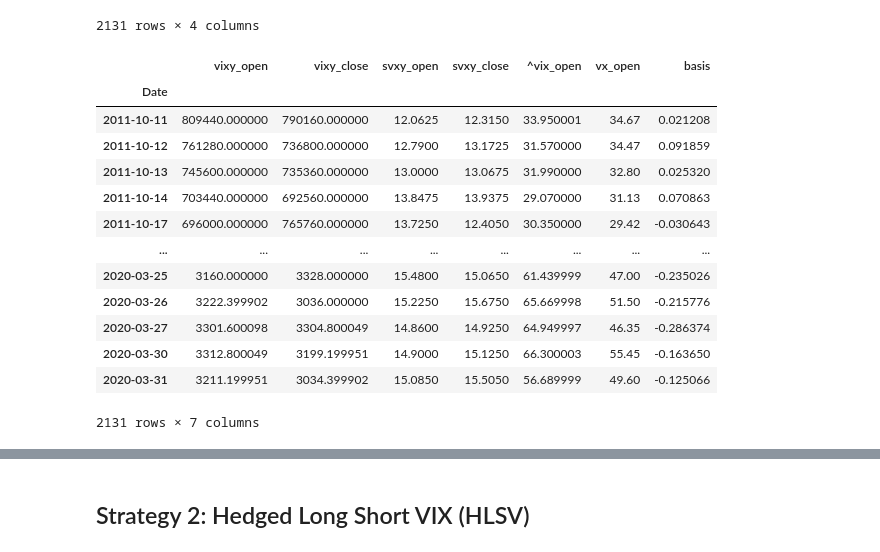
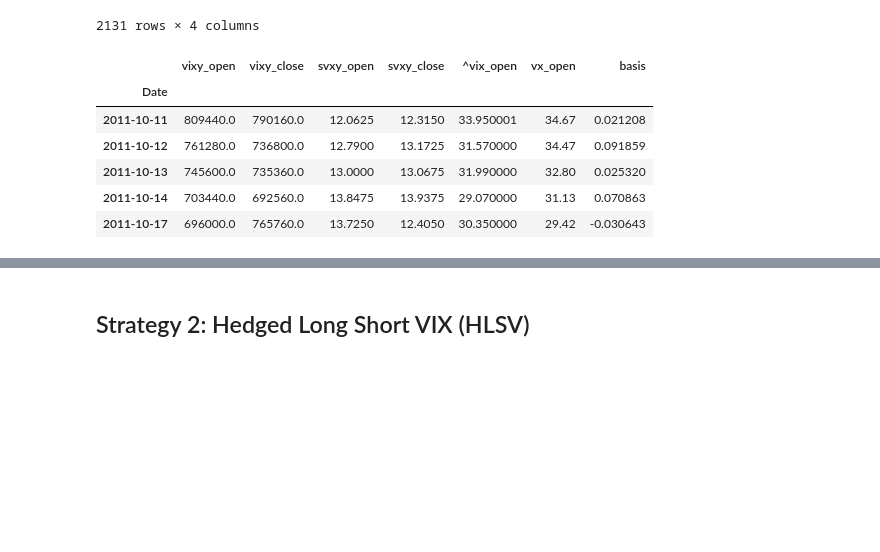
Before and after one commit to peterchettiar/trading-volatility, a Jupyter notebook: trading_vol_strat_research.ipynb, the cells around one changed output, grey strips where cells are left out. Cells and saved outputs as stored; diff of their text form; code cells hidden in the pictures; blank space fills up the shorter version.

```diff
--- a/trading_vol_strat_research.ipynb
+++ b/trading_vol_strat_research.ipynb
@@ -24,15 +24,15 @@ warnings.filterwarnings('ignore')
 # %% [markdown]
 ### 1. Data loading and preprocessing
 # %%
-# Tickers to be used in research
-vol_tickers = ['VIXY', 'SVXY']
-vol_indices = ['^VIX']
+# Tickers to be used in the lsv strategy
+lsv_tickers = ['VIXY', 'SVXY']
+lsv_indices = ['^VIX']
 # %%
-vol_trader = TradingVolatility(volatility_assets=vol_tickers,
-                               volatility_indices=vol_indices)
+lsv_trader = TradingVolatility(volatility_assets=lsv_tickers,
+                               volatility_indices=lsv_indices)
 
 # Historical data for 1-month VIX futures cannot be retreived using Yahoo Finanace API, hence manual upload
-vol_trader.get_data(start_date="2011-10-11",
+lsv_trader.get_data(start_date="2011-10-11",
                     end_date="2020-04-01",
                     col_rename='vx_open',
                     manual_loading="S&P 500 VIX Futures Historical Data.csv")
@@ -113,20 +113,13 @@ vol_trader._TradingVolatility__lsv_signals(long_vix_asset="VIXY",
 2131 rows × 4 columns
 # %%
 # Check to see if the basis column was added  to `data` after generating our signals
-vol_trader.data
+lsv_trader.data.head()
 # %% [output]
 |  | vixy_open | vixy_close | svxy_open | svxy_close | ^vix_open | vx_open | basis |
 | Date |  |  |  |  |  |  |  |
-| 2011-10-11 | 809440.000000 | 790160.000000 | 12.0625 | 12.3150 | 33.950001 | 34.67 | 0.021208 |
-| 2011-10-12 | 761280.000000 | 736800.000000 | 12.7900 | 13.1725 | 31.570000 | 34.47 | 0.091859 |
-| 2011-10-13 | 745600.000000 | 735360.000000 | 13.0000 | 13.0675 | 31.990000 | 32.80 | 0.025320 |
-| 2011-10-14 | 703440.000000 | 692560.000000 | 13.8475 | 13.9375 | 29.070000 | 31.13 | 0.070863 |
-| 2011-10-17 | 696000.000000 | 765760.000000 | 13.7250 | 12.4050 | 30.350000 | 29.42 | -0.030643 |
-| ... | ... | ... | ... | ... | ... | ... | ... |
-| 2020-03-25 | 3160.000000 | 3328.000000 | 15.4800 | 15.0650 | 61.439999 | 47.00 | -0.235026 |
-| 2020-03-26 | 3222.399902 | 3036.000000 | 15.2250 | 15.6750 | 65.669998 | 51.50 | -0.215776 |
-| 2020-03-27 | 3301.600098 | 3304.800049 | 14.8600 | 14.9250 | 64.949997 | 46.35 | -0.286374 |
-| 2020-03-30 | 3312.800049 | 3199.199951 | 14.9000 | 15.1250 | 66.300003 | 55.45 | -0.163650 |
-| 2020-03-31 | 3211.199951 | 3034.399902 | 15.0850 | 15.5050 | 56.689999 | 49.60 | -0.125066 |
+| 2011-10-11 | 809440.0 | 790160.0 | 12.0625 | 12.3150 | 33.950001 | 34.67 | 0.021208 |
+| 2011-10-12 | 761280.0 | 736800.0 | 12.7900 | 13.1725 | 31.570000 | 34.47 | 0.091859 |
+| 2011-10-13 | 745600.0 | 735360.0 | 13.0000 | 13.0675 | 31.990000 | 32.80 | 0.025320 |
+| 2011-10-14 | 703440.0 | 692560.0 | 13.8475 | 13.9375 | 29.070000 | 31.13 | 0.070863 |
+| 2011-10-17 | 696000.0 | 765760.0 | 13.7250 | 12.4050 | 30.350000 | 29.42 | -0.030643 |
-2131 rows × 7 columns
 # %%
```
Also changed, not shown: parts of 13 cells of this notebook, 1 other file.
